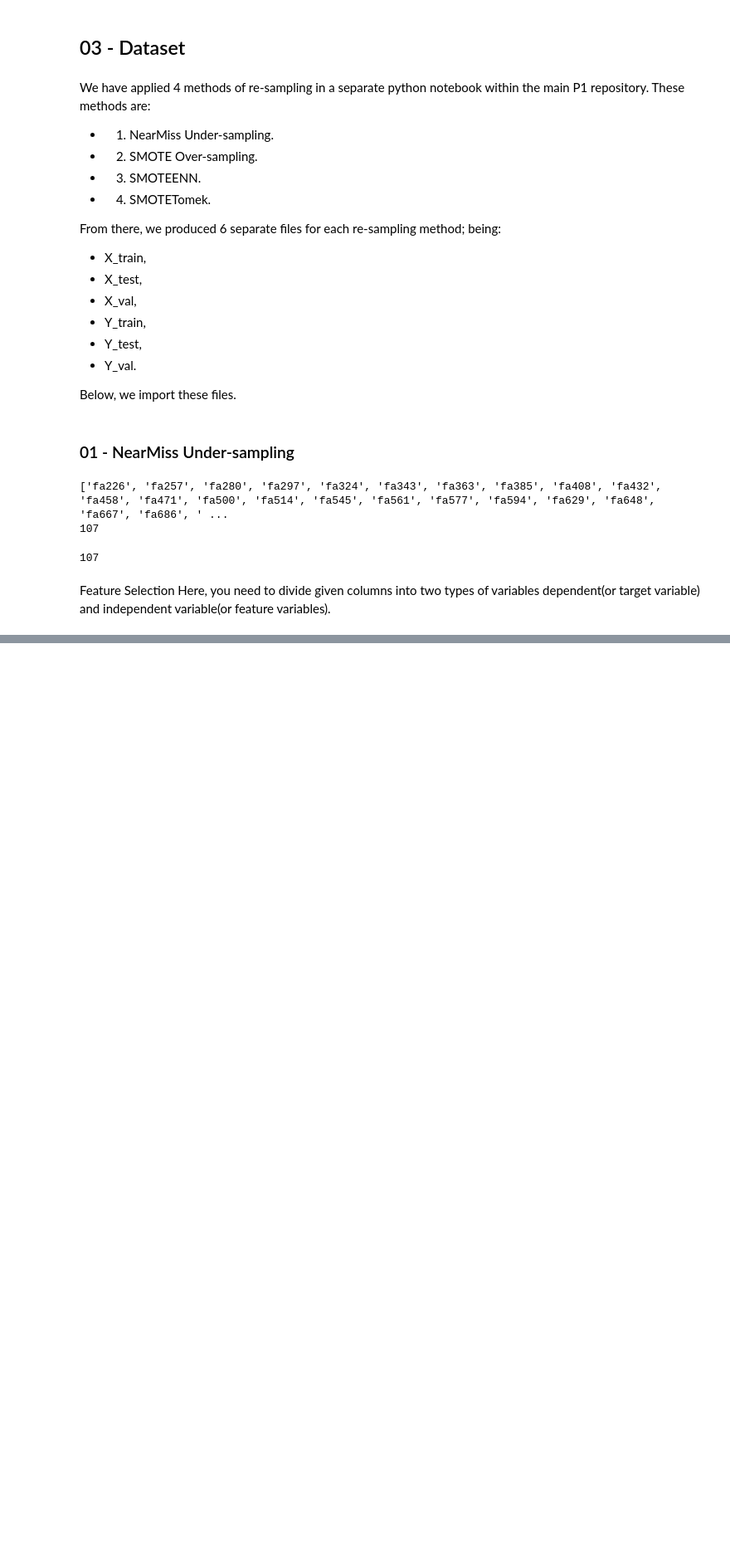
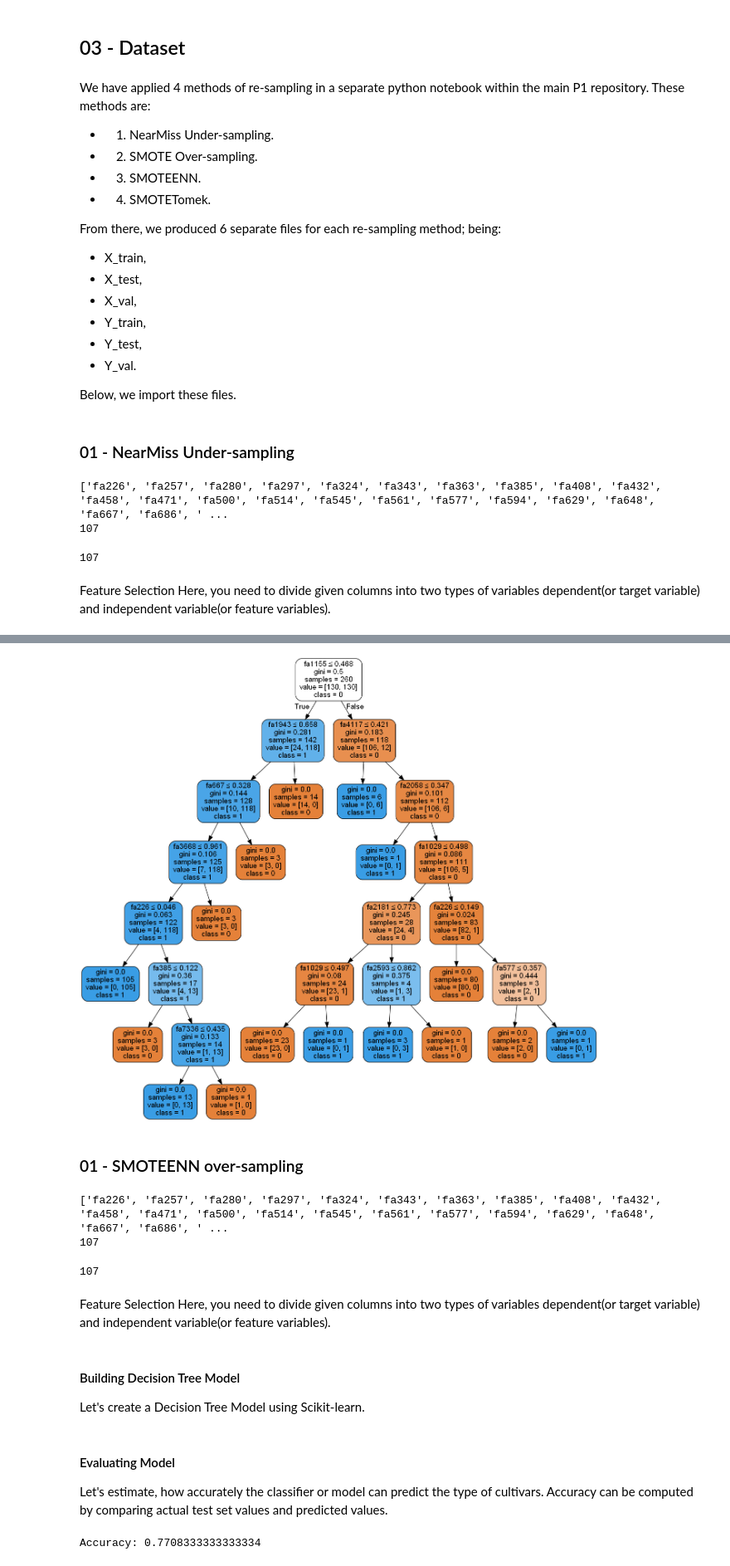
Before and after one commit to 12-Ears/P1_David, a Jupyter notebook: Tree-Based Methods - DI.ipynb, the cells around one changed output, grey strips where cells are left out. Shown at 83% size. Drawn from its saved outputs; the diff is of its cells as text; code cells hidden in the pictures; blank space fills up the shorter version.

Commit message:
more sampling changes
more sampling changes

```diff
--- a/Tree-Based Methods - DI.ipynb
+++ b/Tree-Based Methods - DI.ipynb
@@ -153,0 +151,5 @@ Image(graph.create_png())
+# %%
+absorbance_cols = [col for col in X_train_SMOTE.columns if 'fa' in col]
+#print(list(df.columns))
+print(absorbance_cols)
+print(len(absorbance_cols))
@@ -153,0 +159,8 @@ Image(graph.create_png())
+# %%
+X_train_absorbance = X_train_SMOTE.iloc[:, X_train_SMOTE.columns.isin(absorbance_cols)]
+
+X_test_absorbance = X_test_SMOTE.iloc[:, X_test_SMOTE.columns.isin(absorbance_cols)]
+# %%
+feature_cols = list(X_train_absorbance.columns.values.tolist())
+
+len(feature_cols)
@@ -153,0 +175,9 @@ Image(graph.create_png())
+# %%
+# Create Decision Tree classifer object
+clf = DecisionTreeClassifier()
+
+# Train Decision Tree Classifer
+clf = clf.fit(X_train_absorbance,y_train_SMOTE)
+
+#Predict the response for test dataset
+y_pred = clf.predict(X_test_absorbance)
@@ -153,0 +199,30 @@ Image(graph.create_png())
+# %%
+from sklearn.tree import export_graphviz
+from six import StringIO
+from IPython.display import Image
+import pydotplus
+
+dot_data = StringIO()
+export_graphviz(clf
+                ,out_file=dot_data
+                ,filled=True
+                ,rounded=True
+                ,special_characters=True
+                ,feature_names = feature_cols
+                ,class_names=['0','1'])
+
+graph = pydotplus.graph_from_dot_data(dot_data.getvalue())
+graph.write_png('freqs_only_tree.png')
+Image(graph.create_png())
+# %% [output]
+[figure, added]
+# %% [markdown]
+### 01 - SMOTEENN over-sampling
+# %%
+absorbance_cols = [col for col in X_train_SMOTEENN.columns if 'fa' in col]
+#print(list(df.columns))
+print(absorbance_cols)
+print(len(absorbance_cols))
+# %% [output]
+['fa226', 'fa257', 'fa280', 'fa297', 'fa324', 'fa343', 'fa363', 'fa385', 'fa408', 'fa432', 'fa458', 'fa471', 'fa500', 'fa514', 'fa545', 'fa561', 'fa577', 'fa594', 'fa629', 'fa648', 'fa667', 'fa686', ' ...
+107
@@ -153,0 +233,12 @@ Image(graph.create_png())
+# %%
+feature_cols = list(X_train_absorbance.columns.values.tolist())
+
+len(feature_cols)
+# %% [output]
+107
+# %% [markdown]
+Feature Selection
+Here, you need to divide given columns into two types of variables dependent(or target variable) and independent variable(or feature variables).
+# %% [markdown]
+#### Building Decision Tree Model
+Let's create a Decision Tree Model using Scikit-learn.
@@ -153,0 +254,8 @@ Image(graph.create_png())
+# %% [markdown]
+#### Evaluating Model
+Let's estimate, how accurately the classifier or model can predict the type of cultivars. Accuracy can be computed by comparing actual test set values and predicted values.
+# %%
+# Model Accuracy, how often is the classifier correct?
+print("Accuracy:", metrics.accuracy_score(y_test_SMOTEENN, y_pred))
+# %% [output]
+Accuracy: 0.7708333333333334
```
Also changed, not shown: parts of 32 cells of this notebook, 2 other files.
